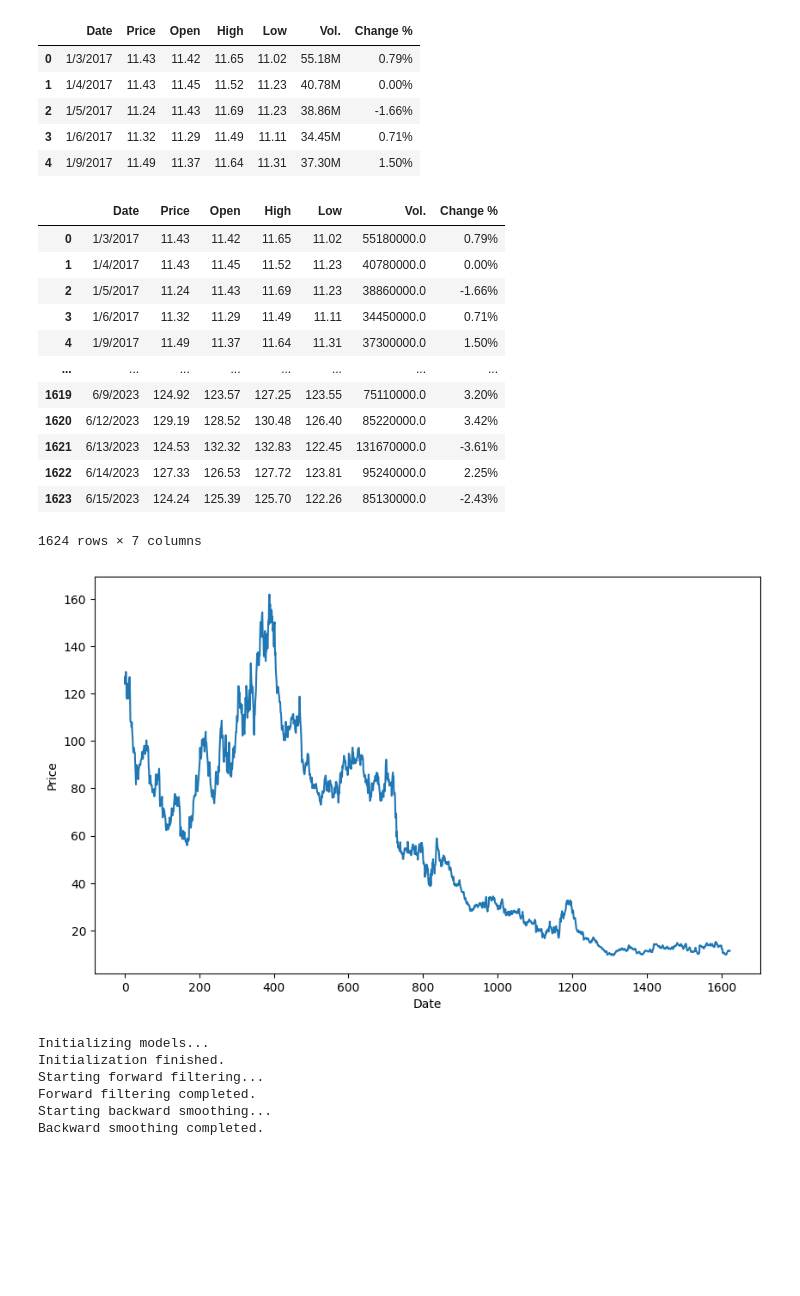
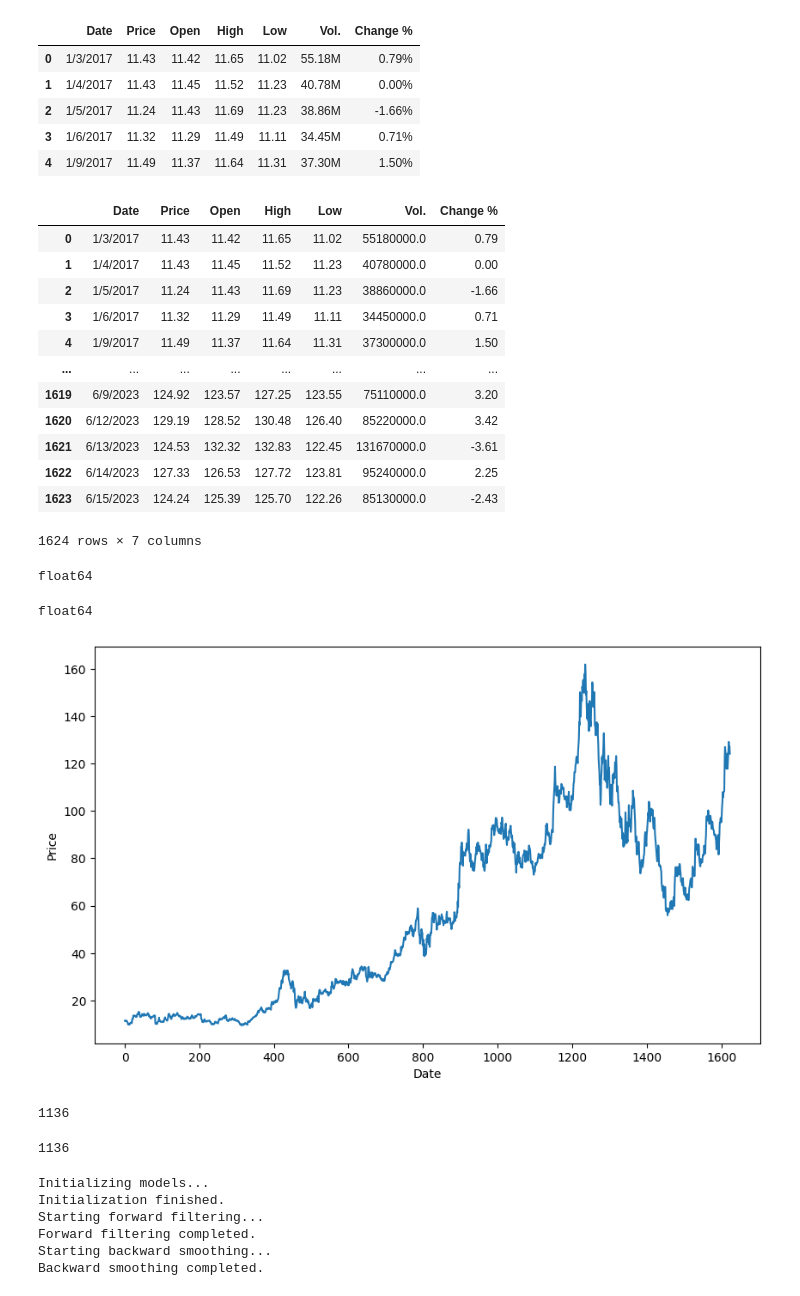
Before and after one commit to dangnghiepcuong/IS403.N21.HTTT_Nhom2, a Jupyter notebook: 8. BDLM/AMD_BDLM_Model_721.ipynb, the cells around one changed output. Cells and saved outputs as stored; diff of their text form; code cells hidden in the pictures; blank space fills up the shorter version.

```diff
--- a/8. BDLM/AMD_BDLM_Model_721.ipynb
+++ b/8. BDLM/AMD_BDLM_Model_721.ipynb
@@ -65,34 +78,46 @@ df.head()
 df = df.dropna()
 #Chuyển đổi dữ liệu cột Vol. sang số
 df['Vol.'] = df['Vol.'].str.replace('M', '').astype(float) * 1000000
+# %%
+#Chuyển đổi cột 'Change %' từ kiểu dữ liệu object sang kiểu dữ liệu float64
+df['Change %'] = df['Change %'].str.rstrip('%').astype(float)
 # %%
 df
 # %% [output]
 |  | Date | Price | Open | High | Low | Vol. | Change % |
-| 0 | 1/3/2017 | 11.43 | 11.42 | 11.65 | 11.02 | 55180000.0 | 0.79% |
-| 1 | 1/4/2017 | 11.43 | 11.45 | 11.52 | 11.23 | 40780000.0 | 0.00% |
-| 2 | 1/5/2017 | 11.24 | 11.43 | 11.69 | 11.23 | 38860000.0 | -1.66% |
-| 3 | 1/6/2017 | 11.32 | 11.29 | 11.49 | 11.11 | 34450000.0 | 0.71% |
-| 4 | 1/9/2017 | 11.49 | 11.37 | 11.64 | 11.31 | 37300000.0 | 1.50% |
+| 0 | 1/3/2017 | 11.43 | 11.42 | 11.65 | 11.02 | 55180000.0 | 0.79 |
+| 1 | 1/4/2017 | 11.43 | 11.45 | 11.52 | 11.23 | 40780000.0 | 0.00 |
+| 2 | 1/5/2017 | 11.24 | 11.43 | 11.69 | 11.23 | 38860000.0 | -1.66 |
+| 3 | 1/6/2017 | 11.32 | 11.29 | 11.49 | 11.11 | 34450000.0 | 0.71 |
+| 4 | 1/9/2017 | 11.49 | 11.37 | 11.64 | 11.31 | 37300000.0 | 1.50 |
 | ... | ... | ... | ... | ... | ... | ... | ... |
-| 1619 | 6/9/2023 | 124.92 | 123.57 | 127.25 | 123.55 | 75110000.0 | 3.20% |
-| 1620 | 6/12/2023 | 129.19 | 128.52 | 130.48 | 126.40 | 85220000.0 | 3.42% |
-| 1621 | 6/13/2023 | 124.53 | 132.32 | 132.83 | 122.45 | 131670000.0 | -3.61% |
-| 1622 | 6/14/2023 | 127.33 | 126.53 | 127.72 | 123.81 | 95240000.0 | 2.25% |
-| 1623 | 6/15/2023 | 124.24 | 125.39 | 125.70 | 122.26 | 85130000.0 | -2.43% |
+| 1619 | 6/9/2023 | 124.92 | 123.57 | 127.25 | 123.55 | 75110000.0 | 3.20 |
+| 1620 | 6/12/2023 | 129.19 | 128.52 | 130.48 | 126.40 | 85220000.0 | 3.42 |
+| 1621 | 6/13/2023 | 124.53 | 132.32 | 132.83 | 122.45 | 131670000.0 | -3.61 |
+| 1622 | 6/14/2023 | 127.33 | 126.53 | 127.72 | 123.81 | 95240000.0 | 2.25 |
+| 1623 | 6/15/2023 | 124.24 | 125.39 | 125.70 | 122.26 | 85130000.0 | -2.43 |
 1624 rows × 7 columns
+# %%
+# Kiểm tra kiểu dữ liệu của cột 'Vol.'
+print(df['Vol.'].dtype)
+# %% [output]
+float64
+# %%
+print(df['Change %'].dtype)
+# %% [output]
+float64
 # %%
 #Đảo ngược dữ liệu cho mô hình
-df = df[::-1]
+# df = df[::-1]
 
 figure=df['Price'].values
 plt.figure(figsize=(10,6))
 plt.plot(figure)
 plt.xlabel('Date')
 plt.ylabel('Price')
 plt.show()
 # %% [output]
-[figure, old version]
+[figure, new version]
 # %%
 #Xây dựng mô hỉnh với Bayesian Dynamic Linear Model
 from pydlm import dlm, trend, seasonality, dynamic, autoReg, longSeason
@@ -121,0 +136,8 @@ my_dlm = my_dlm + seasonality(period=52, name='season', w=1.0)
+# %%
+print(len(train_dynamic_Open))
+# %% [output]
+1136
+# %%
+print(len(train_data['Price']))
+# %% [output]
+1136
```
Also changed, not shown: parts of 16 cells of this notebook, 8 other files.
